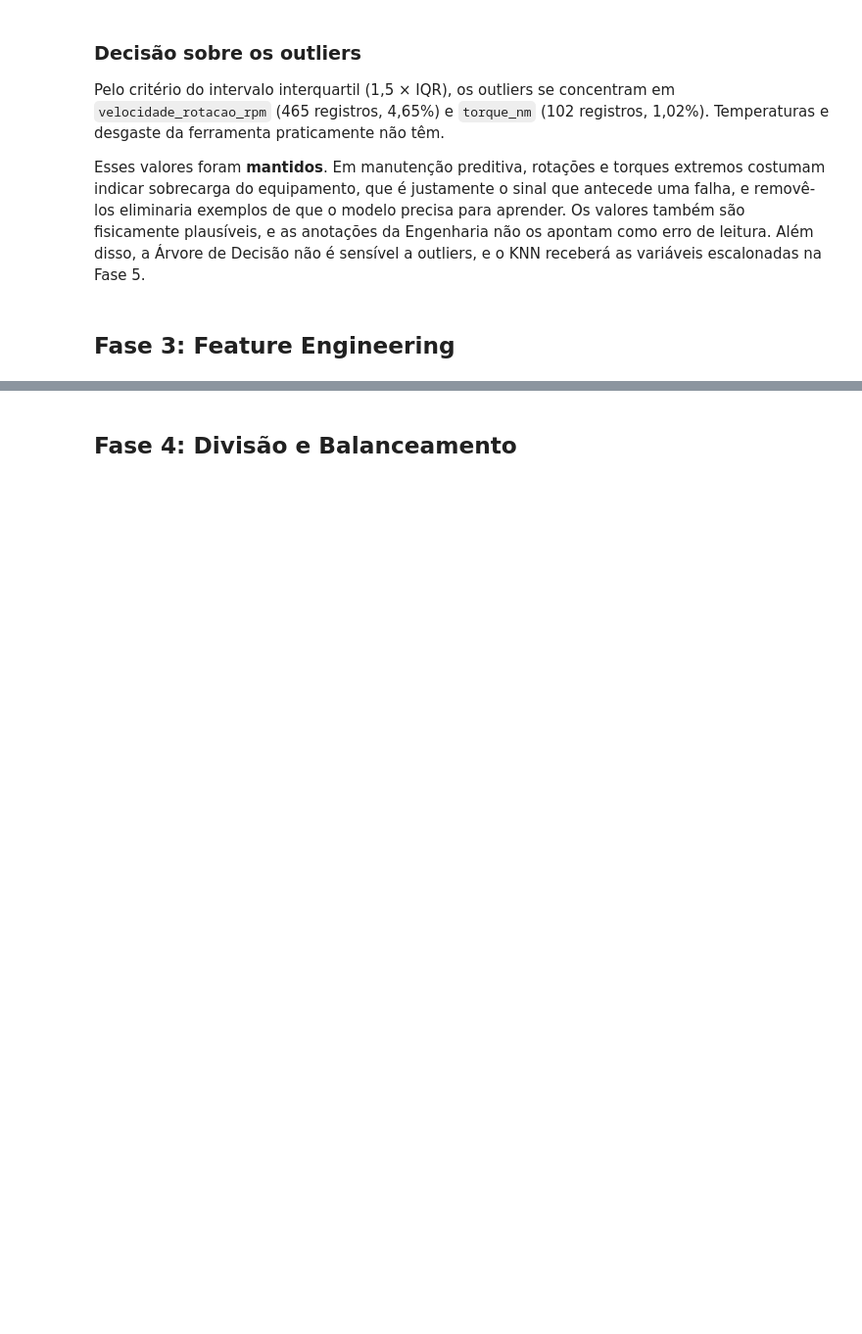
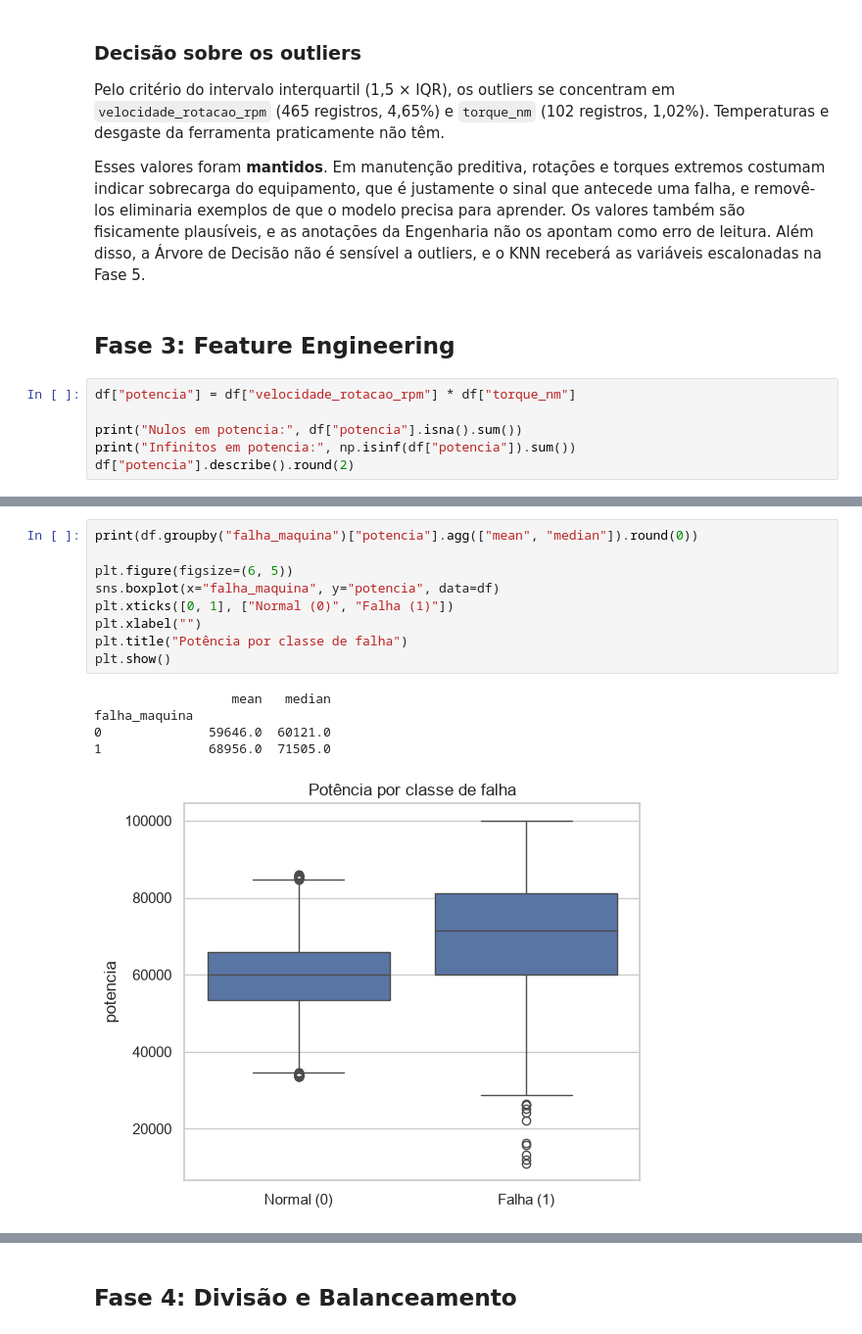
Before and after one commit to felipemendes2077/predictmaint-py, a Jupyter notebook: pipeline_manutencao_preditiva.ipynb, the cells around one changed output, grey strips where cells are left out. Shown at 98% size. Saved outputs shown, nothing was run; the diff lists cells and outputs as text; blank space fills up the shorter version.

Commit message:
implementa fase 3: coluna potencia com análise e justificativa

```diff
--- a/pipeline_manutencao_preditiva.ipynb
+++ b/pipeline_manutencao_preditiva.ipynb
@@ -246,3 +246,9 @@ Pelo critério do intervalo interquartil (1,5 × IQR), os outliers se concentram
 Esses valores foram **mantidos**. Em manutenção preditiva, rotações e torques extremos costumam indicar sobrecarga do equipamento, que é justamente o sinal que antecede uma falha, e removê-los eliminaria exemplos de que o modelo precisa para aprender. Os valores também são fisicamente plausíveis, e as anotações da Engenharia não os apontam como erro de leitura. Além disso, a Árvore de Decisão não é sensível a outliers, e o KNN receberá as variáveis escalonadas na Fase 5.
 # %% [markdown]
 ## Fase 3: Feature Engineering
+# %%
+df["potencia"] = df["velocidade_rotacao_rpm"] * df["torque_nm"]
+
+print("Nulos em potencia:", df["potencia"].isna().sum())
+print("Infinitos em potencia:", np.isinf(df["potencia"]).sum())
+df["potencia"].describe().round(2)
@@ -248,0 +267,15 @@ Esses valores foram **mantidos**. Em manutenção preditiva, rotações e torque
+# %%
+print(df.groupby("falha_maquina")["potencia"].agg(["mean", "median"]).round(0))
+
+plt.figure(figsize=(6, 5))
+sns.boxplot(x="falha_maquina", y="potencia", data=df)
+plt.xticks([0, 1], ["Normal (0)", "Falha (1)"])
+plt.xlabel("")
+plt.title("Potência por classe de falha")
+plt.show()
+# %% [output]
+                  mean   median
+falha_maquina
+0              59646.0  60121.0
+1              68956.0  71505.0
+[figure, added]
```
Also changed, not shown: parts of 2 cells of this notebook.
